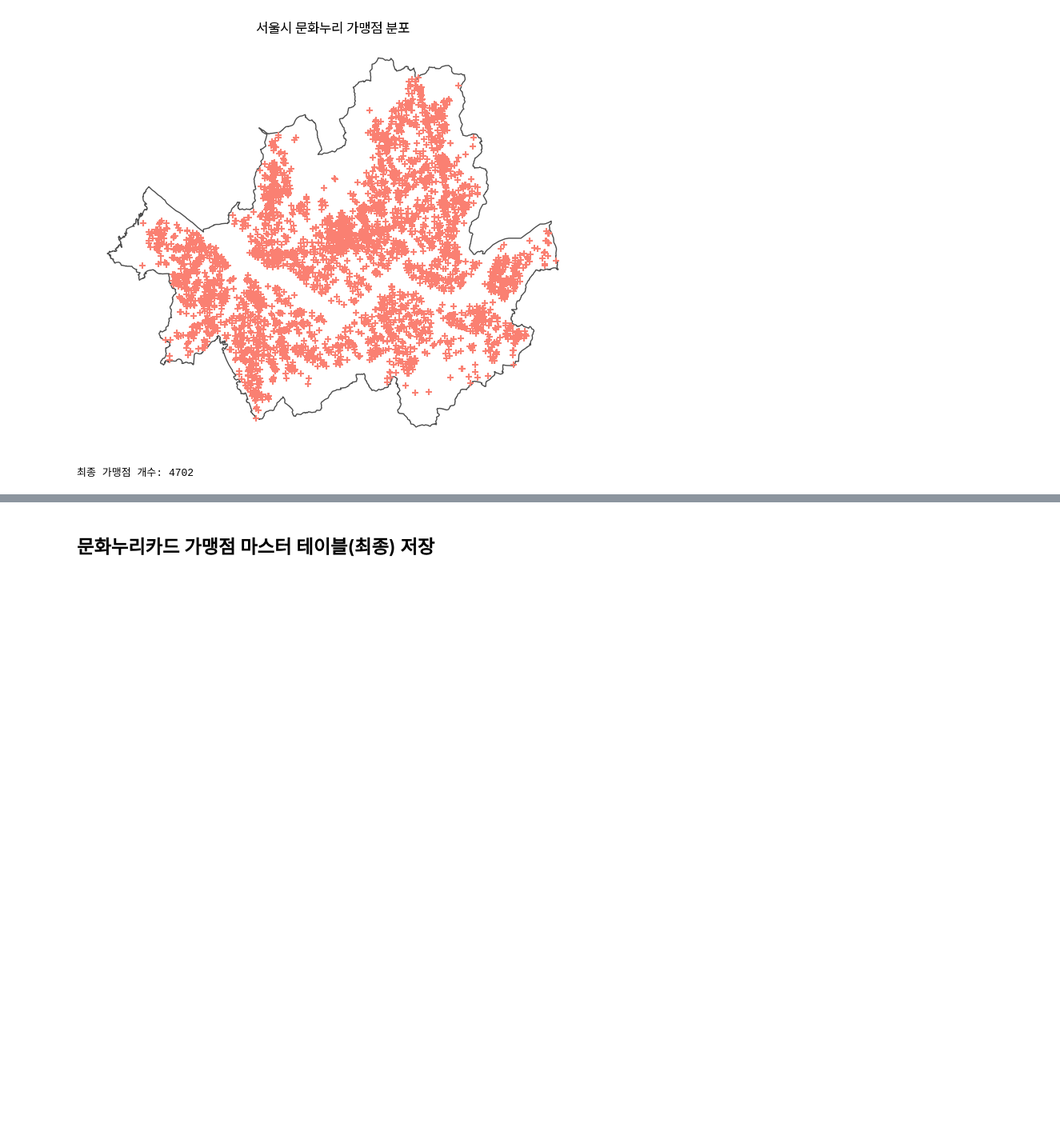
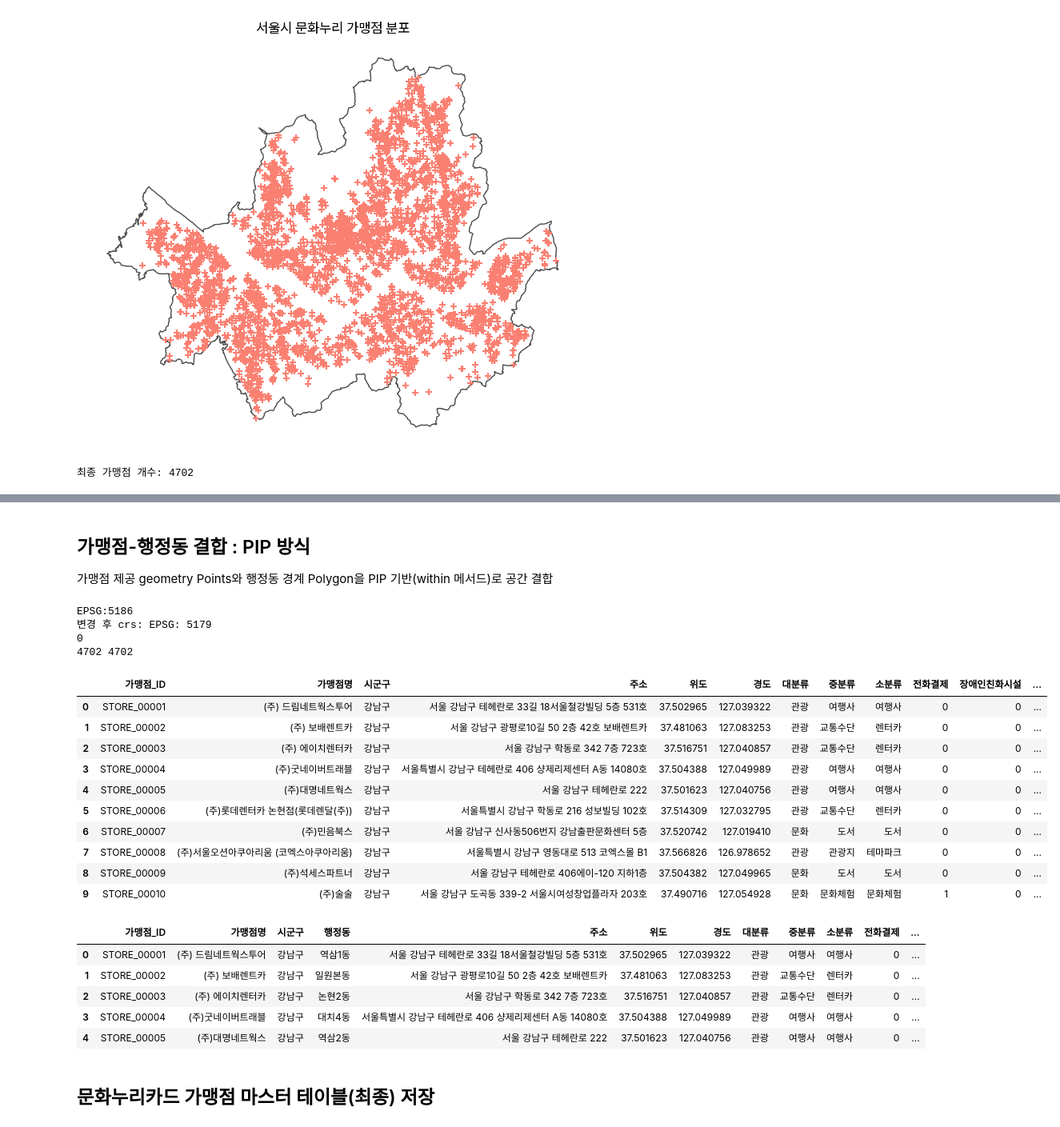
Before and after one commit to JHPark-kor/Oracle-Project, a Jupyter notebook: analysis_table/notebooks/04_mnc_store_master.ipynb, the cells around one changed output, grey strips where cells are left out. Shown at 80% size. Saved outputs shown, nothing was run; the diff lists cells and outputs as text; code cells hidden in the pictures; blank space fills up the shorter version.

```diff
--- a/analysis_table/notebooks/04_mnc_store_master.ipynb
+++ b/analysis_table/notebooks/04_mnc_store_master.ipynb
@@ -562,3 +572,72 @@ store_seoul.head()
+# %% [markdown]
+## 가맹점-행정동 결합 : PIP 방식
+가맹점 제공 geometry Points와 행정동 경계 Polygon을 PIP 기반(within 메서드)로 공간 결합
+# %%
+bound_seoul = gpd.read_file(OUTPUT_PATH / "서울시_시군구_행정동_경계.gpkg")
+
+print(bound_seoul.crs)
+
+bound_seoul = bound_seoul.to_crs(store_seoul.crs)
+
+print(f"변경 후 crs: {bound_seoul.crs}")
+
+store_seoul_hjd = gpd.sjoin(store_seoul,
+                        bound_seoul[["행정동", "geometry"]],
+                        how = 'left',
+                        predicate = 'within').drop(columns = 'index_right',
+                                                   errors = 'ignore')
+
+print(store_seoul_hjd["행정동"].isna().sum())
+print(len(store_seoul), len(store_seoul_hjd))
+display(store_seoul_hjd.head(10))
+
+# 칼럼 선택
+store_seoul_final = store_seoul_hjd[
+    [
+        "가맹점_ID",
+        "가맹점명",
+        "시군구",
+        "행정동",
+        "주소",
+        "위도",
+        "경도",
+        "대분류",
+        "중분류",
+        "소분류",
+        "전화결제",
+        "장애인친화시설",
+        "찾아가는문화서비스",
+        "이용정보",
+        "연관검색어",
+        "이용분류_상세내용",
+        "URL",
+        "geometry"
+    ]
+]
+
+store_seoul_final.head()
+# %% [output]
+EPSG:5186
+변경 후 crs: EPSG: 5179
+0
+4702 4702
+|  | 가맹점_ID | 가맹점명 | 시군구 | 주소 | 위도 | 경도 | 대분류 | 중분류 | 소분류 | 전화결제 | 장애인친화시설 | ... |
+| 0 | STORE_00001 | (주) 드림네트웍스투어 | 강남구 | 서울 강남구 테헤란로 33길 18서울철강빌딩 5층 531호 | 37.502965 | 127.039322 | 관광 | 여행사 | 여행사 | 0 | 0 | ... |
+| 1 | STORE_00002 | (주) 보배렌트카 | 강남구 | 서울 강남구 광평로10길 50 2층 42호 보배렌트카 | 37.481063 | 127.083253 | 관광 | 교통수단 | 렌터카 | 0 | 0 | ... |
+| 2 | STORE_00003 | (주) 에이치렌터카 | 강남구 | 서울 강남구 학동로 342 7층 723호 | 37.516751 | 127.040857 | 관광 | 교통수단 | 렌터카 | 0 | 0 | ... |
+| 3 | STORE_00004 | (주)굿네이버트래블 | 강남구 | 서울특별시 강남구 테헤란로 406 샹제리제센터 A동 14080호 | 37.504388 | 127.049989 | 관광 | 여행사 | 여행사 | 0 | 0 | ... |
+| 4 | STORE_00005 | (주)대명네트웍스 | 강남구 | 서울 강남구 테헤란로 222 | 37.501623 | 127.040756 | 관광 | 여행사 | 여행사 | 0 | 0 | ... |
+| 5 | STORE_00006 | (주)롯데렌터카 논현점(롯데렌달(주)) | 강남구 | 서울특별시 강남구 학동로 216 성보빌딩 102호 | 37.514309 | 127.032795 | 관광 | 교통수단 | 렌터카 | 0 | 0 | ... |
+| 6 | STORE_00007 | (주)민음북스 | 강남구 | 서울 강남구 신사동506번지 강남출판문화센터 5층 | 37.520742 | 127.019410 | 문화 | 도서 | 도서 | 0 | 0 | ... |
+| 7 | STORE_00008 | (주)서울오션아쿠아리움 (코엑스아쿠아리움) | 강남구 | 서울특별시 강남구 영동대로 513 코엑스몰 B1 | 37.566826 | 126.978652 | 관광 | 관광지 | 테마파크 | 0 | 0 | ... |
+| 8 | STORE_00009 | (주)석세스파트너 | 강남구 | 서울 강남구 테헤란로 406에이-120 지하1층 | 37.504382 | 127.049965 | 문화 | 도서 | 도서 | 0 | 0 | ... |
+| 9 | STORE_00010 | (주)술술 | 강남구 | 서울 강남구 도곡동 339-2 서울시여성창업플라자 203호 | 37.490716 | 127.054928 | 문화 | 문화체험 | 문화체험 | 1 | 0 | ... |
+|  | 가맹점_ID | 가맹점명 | 시군구 | 행정동 | 주소 | 위도 | 경도 | 대분류 | 중분류 | 소분류 | 전화결제 | ... |
+| 0 | STORE_00001 | (주) 드림네트웍스투어 | 강남구 | 역삼1동 | 서울 강남구 테헤란로 33길 18서울철강빌딩 5층 531호 | 37.502965 | 127.039322 | 관광 | 여행사 | 여행사 | 0 | ... |
+| 1 | STORE_00002 | (주) 보배렌트카 | 강남구 | 일원본동 | 서울 강남구 광평로10길 50 2층 42호 보배렌트카 | 37.481063 | 127.083253 | 관광 | 교통수단 | 렌터카 | 0 | ... |
+| 2 | STORE_00003 | (주) 에이치렌터카 | 강남구 | 논현2동 | 서울 강남구 학동로 342 7층 723호 | 37.516751 | 127.040857 | 관광 | 교통수단 | 렌터카 | 0 | ... |
+| 3 | STORE_00004 | (주)굿네이버트래블 | 강남구 | 대치4동 | 서울특별시 강남구 테헤란로 406 샹제리제센터 A동 14080호 | 37.504388 | 127.049989 | 관광 | 여행사 | 여행사 | 0 | ... |
+| 4 | STORE_00005 | (주)대명네트웍스 | 강남구 | 역삼2동 | 서울 강남구 테헤란로 222 | 37.501623 | 127.040756 | 관광 | 여행사 | 여행사 | 0 | ... |
 # %% [markdown]
 ## 문화누리카드 가맹점 마스터 테이블(최종) 저장
 # %%
```
Also changed, not shown: parts of 2 cells of this notebook.
